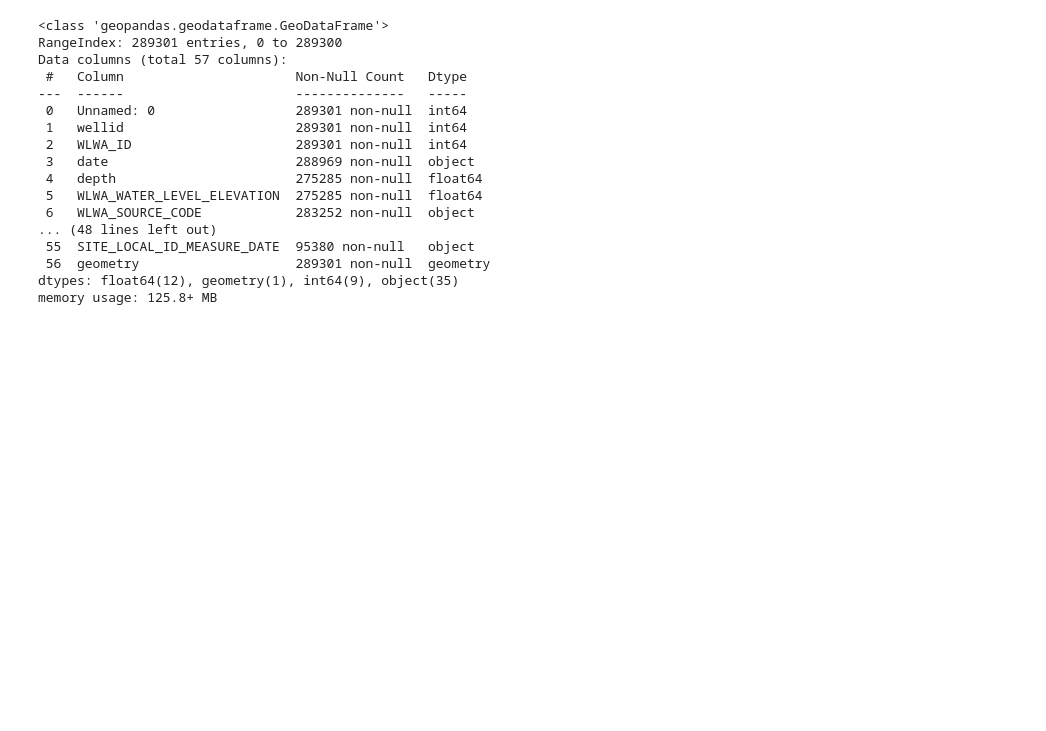
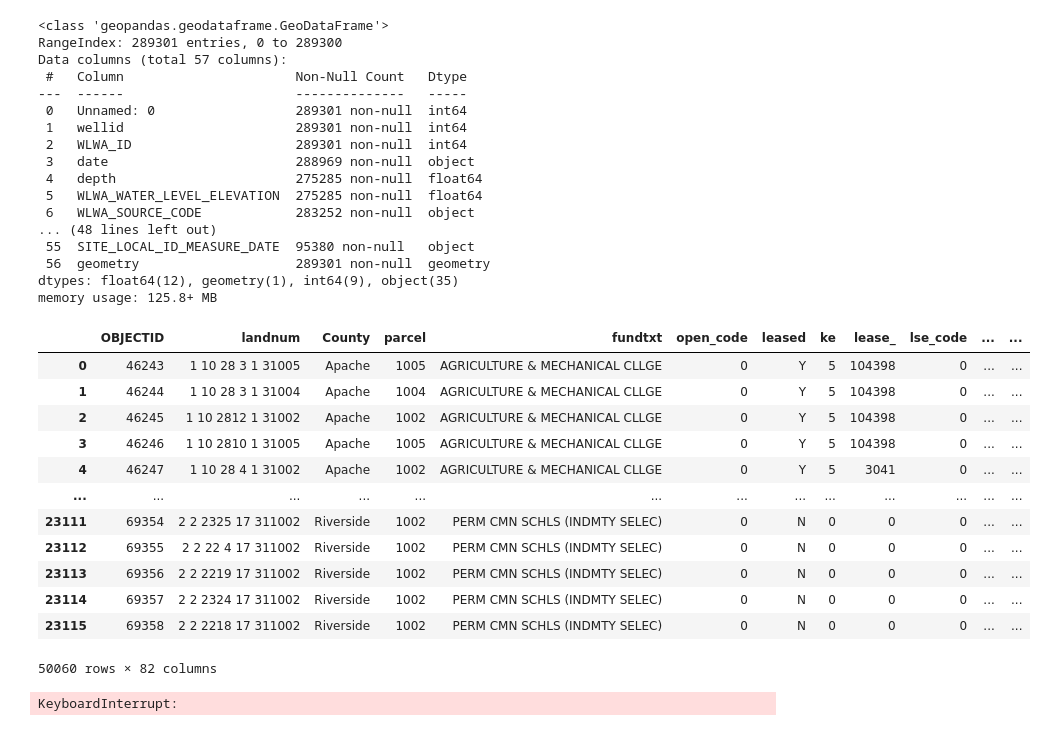
Before and after one commit to liamlindeman/liam-science-fair, a Jupyter notebook: preprocessing.ipynb, the cells around one changed output. Saved outputs shown, nothing was run; the diff lists cells and outputs as text; code cells hidden in the pictures; blank space fills up the shorter version.

Commit message:
Merged Data

```diff
--- a/preprocessing.ipynb
+++ b/preprocessing.ipynb
@@ -261,3 +323,29 @@ Data columns (total 57 columns):
  56  geometry                    289301 non-null  geometry
 dtypes: float64(12), geometry(1), int64(9), object(35)
 memory usage: 125.8+ MB
+# %%
+merged_data = leases.sjoin(wells, how="left", predicate='contains')
+# %%
+merged_data
+# %% [output]
+|  | OBJECTID | landnum | County | parcel | fundtxt | open_code | leased | ke | lease_ | lse_code | ... | ... |
+| 0 | 46243 | 1 10 28 3 1 31005 | Apache | 1005 | AGRICULTURE & MECHANICAL CLLGE | 0 | Y | 5 | 104398 | 0 | ... | ... |
+| 1 | 46244 | 1 10 28 3 1 31004 | Apache | 1004 | AGRICULTURE & MECHANICAL CLLGE | 0 | Y | 5 | 104398 | 0 | ... | ... |
+| 2 | 46245 | 1 10 2812 1 31002 | Apache | 1002 | AGRICULTURE & MECHANICAL CLLGE | 0 | Y | 5 | 104398 | 0 | ... | ... |
+| 3 | 46246 | 1 10 2810 1 31005 | Apache | 1005 | AGRICULTURE & MECHANICAL CLLGE | 0 | Y | 5 | 104398 | 0 | ... | ... |
+| 4 | 46247 | 1 10 28 4 1 31002 | Apache | 1002 | AGRICULTURE & MECHANICAL CLLGE | 0 | Y | 5 | 3041 | 0 | ... | ... |
+| ... | ... | ... | ... | ... | ... | ... | ... | ... | ... | ... | ... | ... |
+| 23111 | 69354 | 2 2 2325 17 311002 | Riverside | 1002 | PERM CMN SCHLS (INDMTY SELEC) | 0 | N | 0 | 0 | 0 | ... | ... |
+| 23112 | 69355 | 2 2 22 4 17 311002 | Riverside | 1002 | PERM CMN SCHLS (INDMTY SELEC) | 0 | N | 0 | 0 | 0 | ... | ... |
+| 23113 | 69356 | 2 2 2219 17 311002 | Riverside | 1002 | PERM CMN SCHLS (INDMTY SELEC) | 0 | N | 0 | 0 | 0 | ... | ... |
+| 23114 | 69357 | 2 2 2324 17 311002 | Riverside | 1002 | PERM CMN SCHLS (INDMTY SELEC) | 0 | N | 0 | 0 | 0 | ... | ... |
+| 23115 | 69358 | 2 2 2218 17 311002 | Riverside | 1002 | PERM CMN SCHLS (INDMTY SELEC) | 0 | N | 0 | 0 | 0 | ... | ... |
+50060 rows × 82 columns
+# %%
+merged_data= merged_data.drop(merged_data[merged_data['leased'] == 'N'].index)
+
+#leased_rows = leases[leases['leased'] == 'Y']
+#print(leased_rows)
+#df_new = df.drop(df[df['age'] > 30].index)
+# %% [output]
+KeyboardInterrupt:
```
Also changed, not shown: parts of 7 cells of this notebook.
